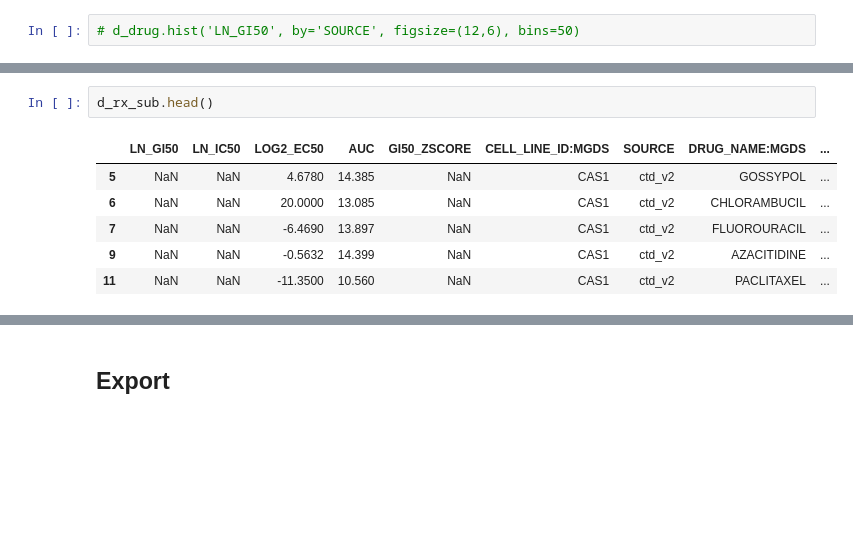
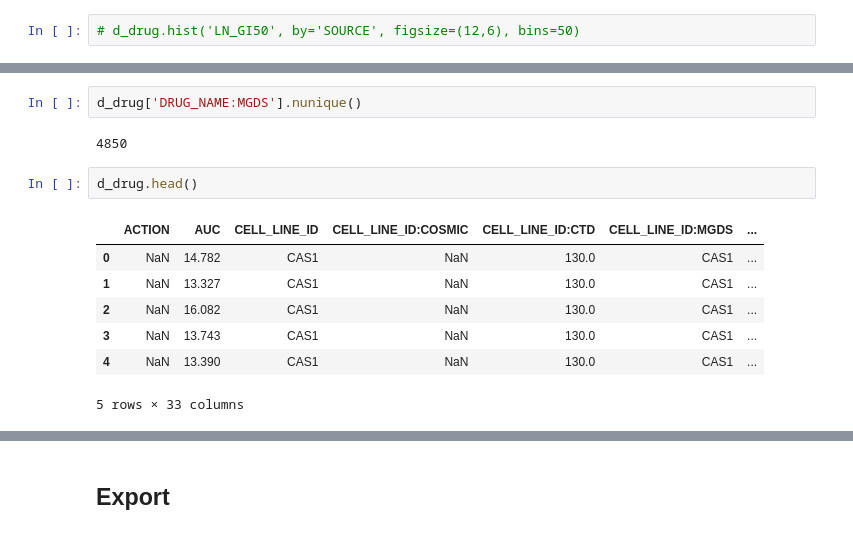
Before and after one commit to eric-czech/mgds, a Jupyter notebook: python/notebook/data_aggregation/export/superset/drug_data.ipynb, the cells around one changed output, grey strips where cells are left out. Drawn from its saved outputs; the diff is of its cells as text; blank space fills up the shorter version.

```diff
--- a/python/notebook/data_aggregation/export/superset/drug_data.ipynb
+++ b/python/notebook/data_aggregation/export/superset/drug_data.ipynb
@@ -172,9 +112,14 @@ memory usage: 70.5+ MB
+# %%
+d_drug['DRUG_NAME:MGDS'].nunique()
+# %% [output]
+4850
 # %%
-d_rx_sub.head()
+d_drug.head()
 # %% [output]
-|  | LN_GI50 | LN_IC50 | LOG2_EC50 | AUC | GI50_ZSCORE | CELL_LINE_ID:MGDS | SOURCE | DRUG_NAME:MGDS | ... |
-| 5 | NaN | NaN | 4.6780 | 14.385 | NaN | CAS1 | ctd_v2 | GOSSYPOL | ... |
-| 6 | NaN | NaN | 20.0000 | 13.085 | NaN | CAS1 | ctd_v2 | CHLORAMBUCIL | ... |
-| 7 | NaN | NaN | -6.4690 | 13.897 | NaN | CAS1 | ctd_v2 | FLUOROURACIL | ... |
-| 9 | NaN | NaN | -0.5632 | 14.399 | NaN | CAS1 | ctd_v2 | AZACITIDINE | ... |
-| 11 | NaN | NaN | -11.3500 | 10.560 | NaN | CAS1 | ctd_v2 | PACLITAXEL | ... |
+|  | ACTION | AUC | CELL_LINE_ID | CELL_LINE_ID:COSMIC | CELL_LINE_ID:CTD | CELL_LINE_ID:MGDS | ... |
+| 0 | NaN | 14.782 | CAS1 | NaN | 130.0 | CAS1 | ... |
+| 1 | NaN | 13.327 | CAS1 | NaN | 130.0 | CAS1 | ... |
+| 2 | NaN | 16.082 | CAS1 | NaN | 130.0 | CAS1 | ... |
+| 3 | NaN | 13.743 | CAS1 | NaN | 130.0 | CAS1 | ... |
+| 4 | NaN | 13.390 | CAS1 | NaN | 130.0 | CAS1 | ... |
+5 rows × 33 columns
```
Also changed, not shown: parts of 29 cells of this notebook, 3 other files.
